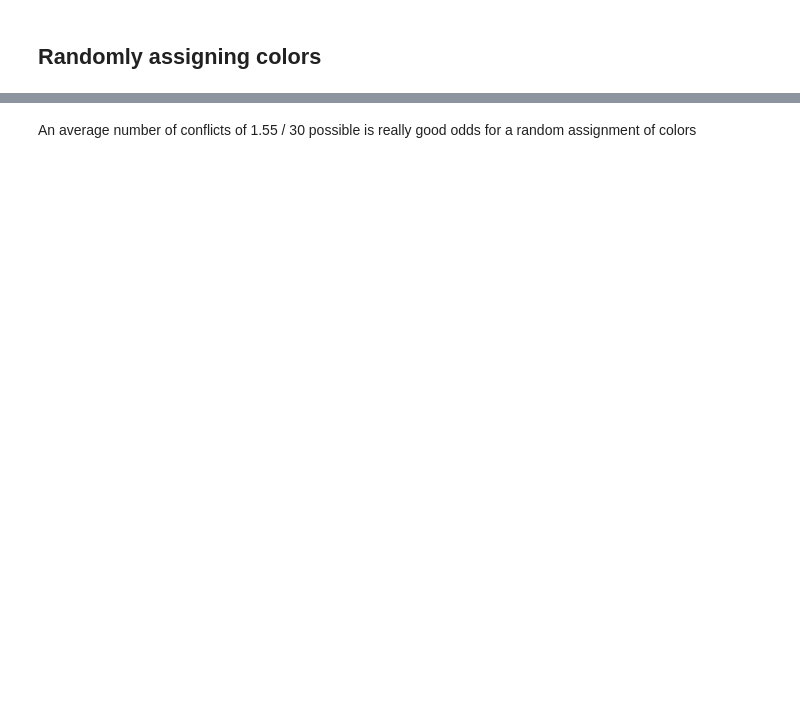
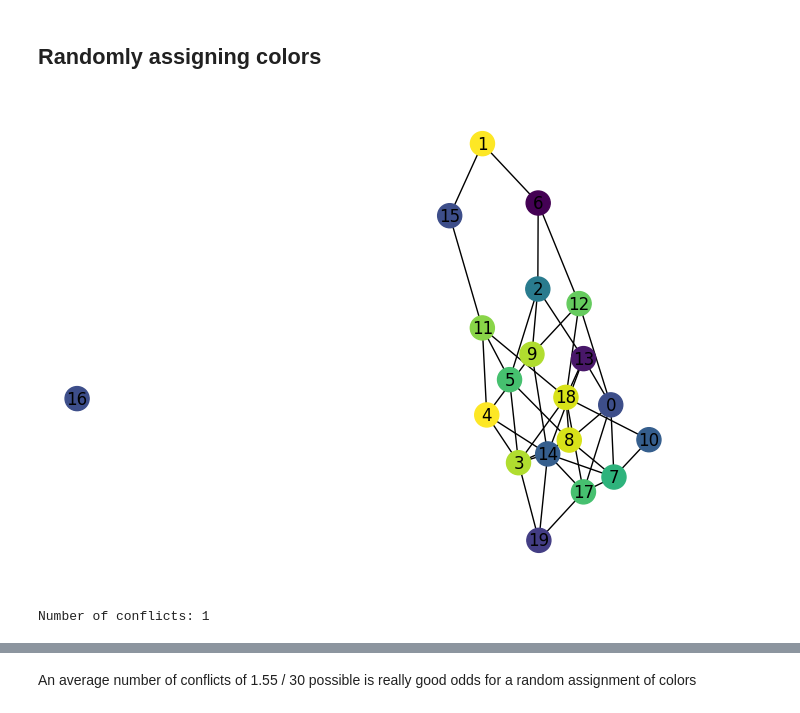
Before and after one commit to G-cae78/Graph-Colouring, a Jupyter notebook: graph_coloring_step-1.ipynb, the cells around one changed output, grey strips where cells are left out. Cells and saved outputs as stored; diff of their text form; code cells hidden in the pictures; blank space fills up the shorter version.

```diff
--- a/graph_coloring_step-1.ipynb
+++ b/graph_coloring_step-1.ipynb
@@ -75,19 +79,24 @@ conflicts
 
 import random
 
-def random_coloring(G):
+def random_coloring(G, num_colors):
     coloring = {}
     for node in G.nodes():
-        coloring[node] = random.randint(0, n-1)  # Random color from 0 to n-1
+        coloring[node] = random.randint(0, num_colors - 1)  # Random color from 0 to num_colors - 1
     return coloring
 # %%
-coloring = random_coloring(G)
+num_colors = G.order()  # Use the number of nodes as the number of colors for random coloring
+coloring = random_coloring(G, num_colors)
 node_colors = [coloring[node] for node in G.nodes()]
 nx.draw(G, pos=pos, node_color=node_colors, with_labels=True)
 plt.show()
+# %% [output]
+[figure, added]
 # %%
 conflicts = coloring_conflicts(G, coloring)
 print(f"Number of conflicts: {conflicts}")
+# %% [output]
+Number of conflicts: 1
 # %%
 import numpy as np
 
```
Also changed, not shown: parts of 11 cells of this notebook.
